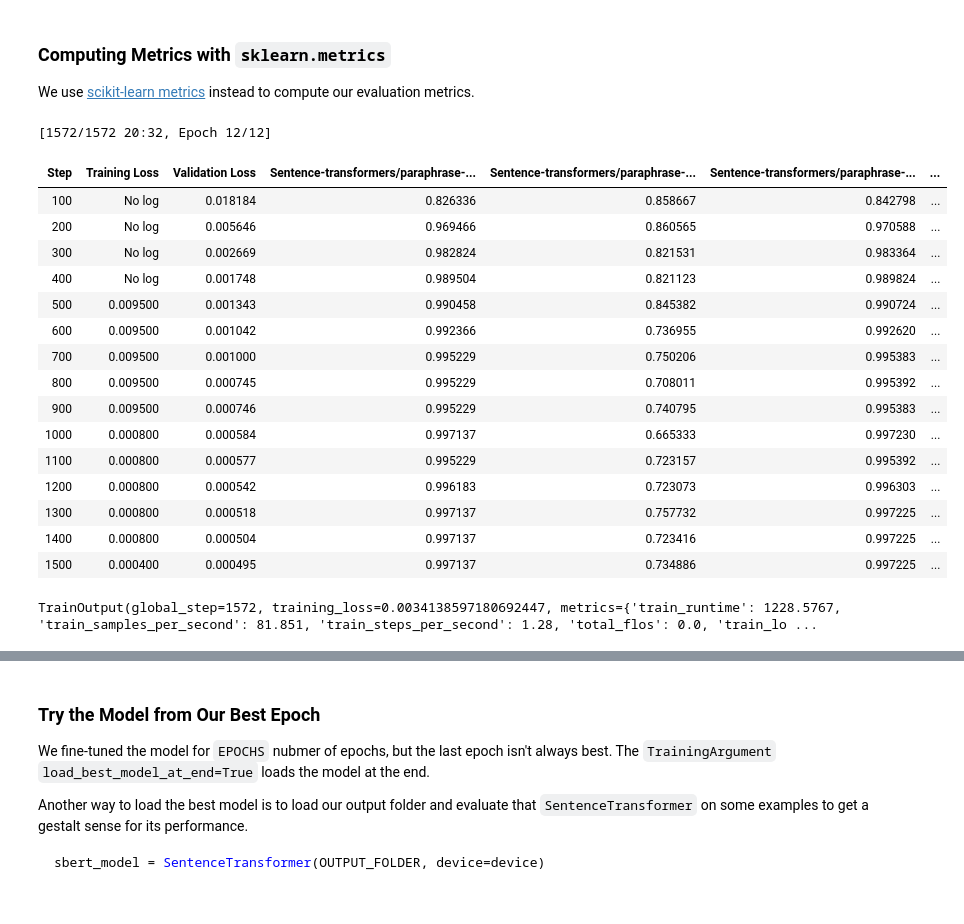
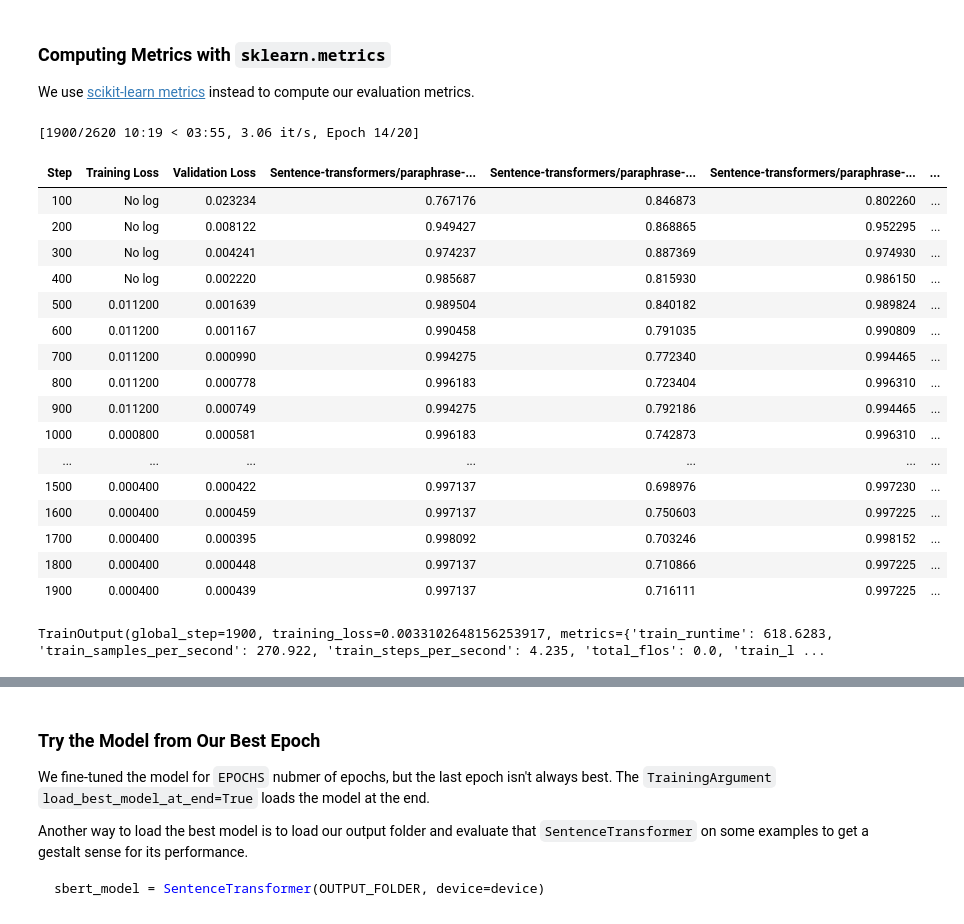
Before and after one commit to rjurney/libpostal-reborn, a Jupyter notebook: Fine-Tuned Sentence Transformer.ipynb, the cells around one changed output, grey strips where cells are left out. Cells and saved outputs as stored; diff of their text form; code cells hidden in the pictures.

```diff
--- a/Fine-Tuned Sentence Transformer.ipynb
+++ b/Fine-Tuned Sentence Transformer.ipynb
@@ -252,7 +252,7 @@ MODEL_SAVE_NAME = (SBERT_MODEL + "-" + VARIANT).replace("/", "-")
 CLONES_PER_RUN = 100
 RUNS_PER_EXAMPLE = 2
 
-EPOCHS = 12
+EPOCHS = 20
 BATCH_SIZE = 32
 PATIENCE = 2
 LEARNING_RATE = 5e-5
@@ -397,50 +397,52 @@ sbert_args = SentenceTransformerTrainingArguments(
     per_device_train_batch_size=BATCH_SIZE,
     per_device_eval_batch_size=BATCH_SIZE,
     warmup_ratio=0.1,
     run_name=SBERT_MODEL,
     load_best_model_at_end=True,
     save_total_limit=5,
     save_steps=SAVE_EVAL_STEPS,
     eval_steps=SAVE_EVAL_STEPS,
     save_strategy="steps",
     eval_strategy="steps",
     greater_is_better=False,
     metric_for_best_model="eval_loss",
     learning_rate=LEARNING_RATE,
     logging_dir="./logs",
+    weight_decay=0.02,
 )
 
 trainer = SentenceTransformerTrainer(
     model=sbert_model,
     args=sbert_args,
     train_dataset=train_dataset,
     eval_dataset=eval_dataset,
     loss=loss,
     evaluator=binary_acc_evaluator,
     compute_metrics=compute_sbert_metrics,
     callbacks=[EarlyStoppingCallback(early_stopping_patience=PATIENCE)],
 )
 
 trainer.train()
 # %% [output]
-[1572/1572 20:32, Epoch 12/12]
+[1900/2620 10:19 < 03:55, 3.06 it/s, Epoch 14/20]
 | Step | Training Loss | Validation Loss | Sentence-transformers/paraphrase-... | Sentence-transformers/paraphrase-... | Sentence-transformers/paraphrase-... | ... |
-| 100 | No log | 0.018184 | 0.826336 | 0.858667 | 0.842798 | ... |
-| 200 | No log | 0.005646 | 0.969466 | 0.860565 | 0.970588 | ... |
-| 300 | No log | 0.002669 | 0.982824 | 0.821531 | 0.983364 | ... |
-| 400 | No log | 0.001748 | 0.989504 | 0.821123 | 0.989824 | ... |
-| 500 | 0.009500 | 0.001343 | 0.990458 | 0.845382 | 0.990724 | ... |
-| 600 | 0.009500 | 0.001042 | 0.992366 | 0.736955 | 0.992620 | ... |
-| 700 | 0.009500 | 0.001000 | 0.995229 | 0.750206 | 0.995383 | ... |
-| 800 | 0.009500 | 0.000745 | 0.995229 | 0.708011 | 0.995392 | ... |
-| 900 | 0.009500 | 0.000746 | 0.995229 | 0.740795 | 0.995383 | ... |
-| 1000 | 0.000800 | 0.000584 | 0.997137 | 0.665333 | 0.997230 | ... |
-| 1100 | 0.000800 | 0.000577 | 0.995229 | 0.723157 | 0.995392 | ... |
-| 1200 | 0.000800 | 0.000542 | 0.996183 | 0.723073 | 0.996303 | ... |
-| 1300 | 0.000800 | 0.000518 | 0.997137 | 0.757732 | 0.997225 | ... |
-| 1400 | 0.000800 | 0.000504 | 0.997137 | 0.723416 | 0.997225 | ... |
-| 1500 | 0.000400 | 0.000495 | 0.997137 | 0.734886 | 0.997225 | ... |
+| 100 | No log | 0.023234 | 0.767176 | 0.846873 | 0.802260 | ... |
+| 200 | No log | 0.008122 | 0.949427 | 0.868865 | 0.952295 | ... |
+| 300 | No log | 0.004241 | 0.974237 | 0.887369 | 0.974930 | ... |
+| 400 | No log | 0.002220 | 0.985687 | 0.815930 | 0.986150 | ... |
+| 500 | 0.011200 | 0.001639 | 0.989504 | 0.840182 | 0.989824 | ... |
+| 600 | 0.011200 | 0.001167 | 0.990458 | 0.791035 | 0.990809 | ... |
+| 700 | 0.011200 | 0.000990 | 0.994275 | 0.772340 | 0.994465 | ... |
+| 800 | 0.011200 | 0.000778 | 0.996183 | 0.723404 | 0.996310 | ... |
+| 900 | 0.011200 | 0.000749 | 0.994275 | 0.792186 | 0.994465 | ... |
+| 1000 | 0.000800 | 0.000581 | 0.996183 | 0.742873 | 0.996310 | ... |
+| ... | ... | ... | ... | ... | ... | ... |
+| 1500 | 0.000400 | 0.000422 | 0.997137 | 0.698976 | 0.997230 | ... |
+| 1600 | 0.000400 | 0.000459 | 0.997137 | 0.750603 | 0.997225 | ... |
+| 1700 | 0.000400 | 0.000395 | 0.998092 | 0.703246 | 0.998152 | ... |
+| 1800 | 0.000400 | 0.000448 | 0.997137 | 0.710866 | 0.997225 | ... |
+| 1900 | 0.000400 | 0.000439 | 0.997137 | 0.716111 | 0.997225 | ... |
-TrainOutput(global_step=1572, training_loss=0.0034138597180692447, metrics={'train_runtime': 1228.5767, 'train_samples_per_second': 81.851, 'train_steps_per_second': 1.28, 'total_flos': 0.0, 'train_lo ...
+TrainOutput(global_step=1900, training_loss=0.0033102648156253917, metrics={'train_runtime': 618.6283, 'train_samples_per_second': 270.922, 'train_steps_per_second': 4.235, 'total_flos': 0.0, 'train_l ...
 # %%
 print(f"Best model checkpoint path: {trainer.state.best_model_checkpoint}")
 # %% [output]
```
Also changed, not shown: parts of 19 cells of this notebook.
